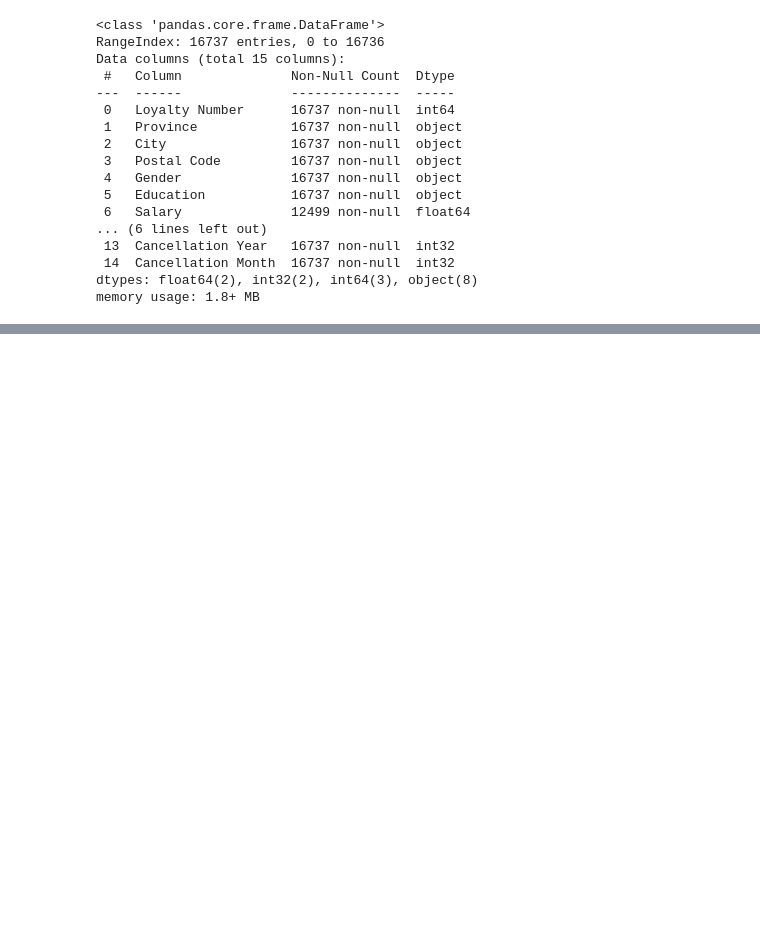
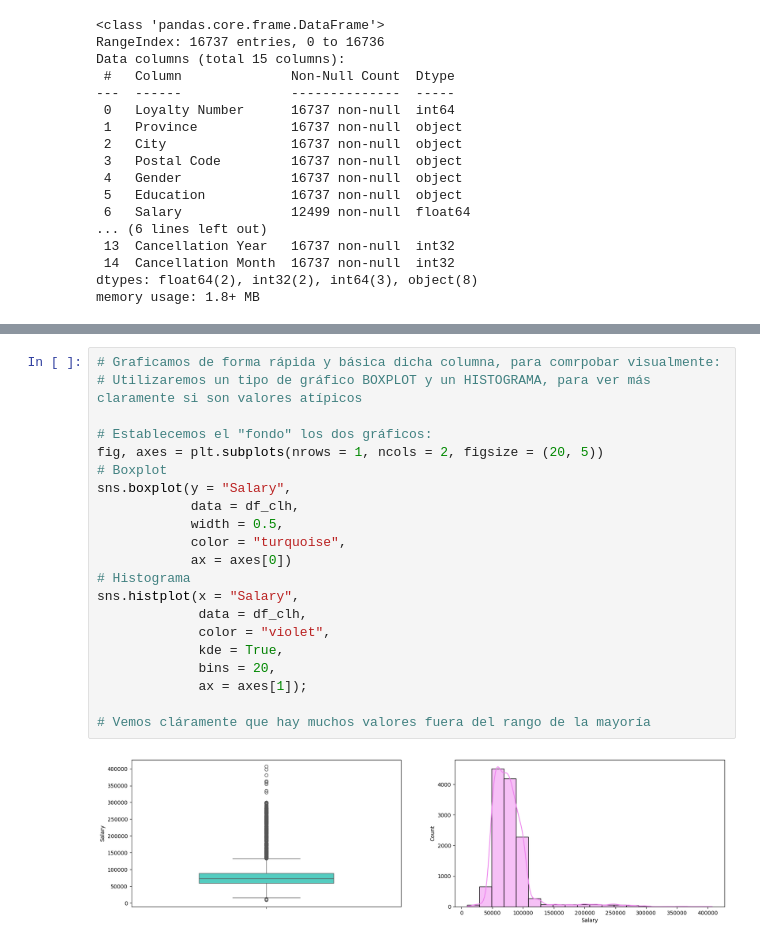
Before and after one commit to Adalab/bda-modulo-3-evaluacion-final-AnaROGA, a Jupyter notebook: mod03_ej_tecnico.ipynb, the cells around one changed output, grey strips where cells are left out. Saved outputs shown, nothing was run; the diff lists cells and outputs as text; blank space fills up the shorter version.

```diff
--- a/mod03_ej_tecnico.ipynb
+++ b/mod03_ej_tecnico.ipynb
@@ -513,0 +538,23 @@ display(df_clh['Salary'].describe().reset_index().T)
+# %%
+# Graficamos de forma rápida y básica dicha columna, para comrpobar visualmente:
+# Utilizaremos un tipo de gráfico BOXPLOT y un HISTOGRAMA, para ver más claramente si son valores atípicos
+
+# Establecemos el "fondo" los dos gráficos:
+fig, axes = plt.subplots(nrows = 1, ncols = 2, figsize = (20, 5))
+# Boxplot
+sns.boxplot(y = "Salary",
+            data = df_clh,
+            width = 0.5,
+            color = "turquoise",
+            ax = axes[0])
+# Histograma
+sns.histplot(x = "Salary",
+             data = df_clh,
+             color = "violet",
+             kde = True,
+             bins = 20,
+             ax = axes[1]);
+
+# Vemos cláramente que hay muchos valores fuera del rango de la mayoría
+# %% [output]
+[figure, added]
```
Also changed, not shown: parts of 29 cells of this notebook.
